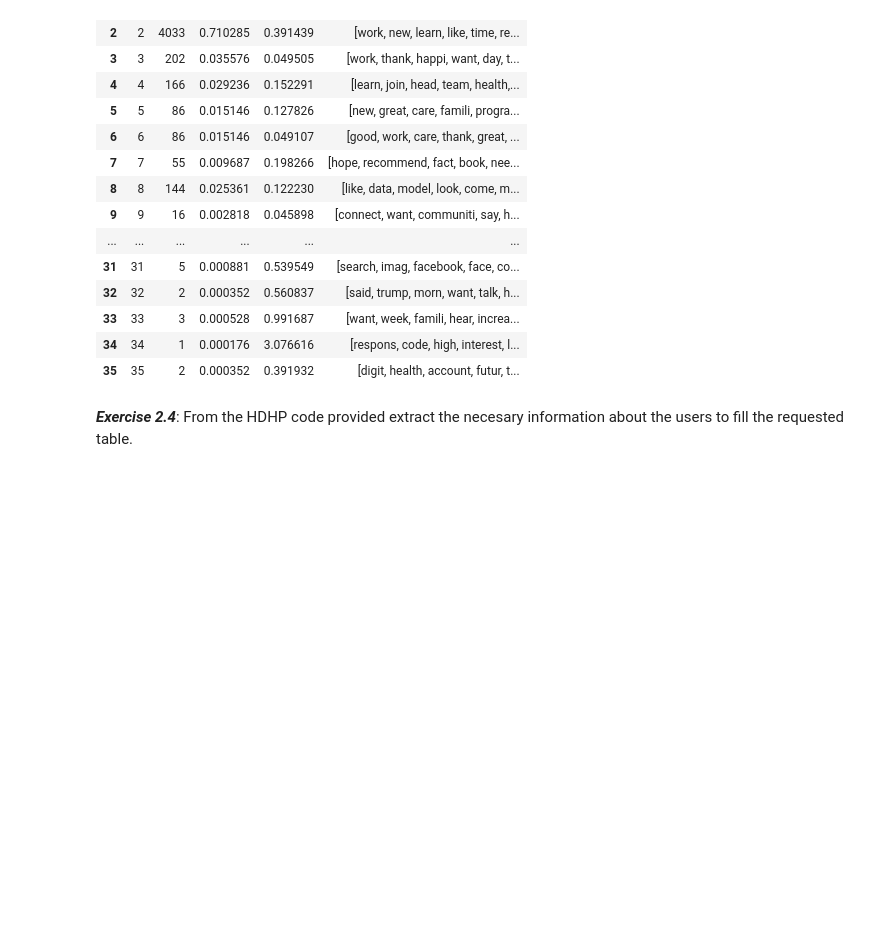
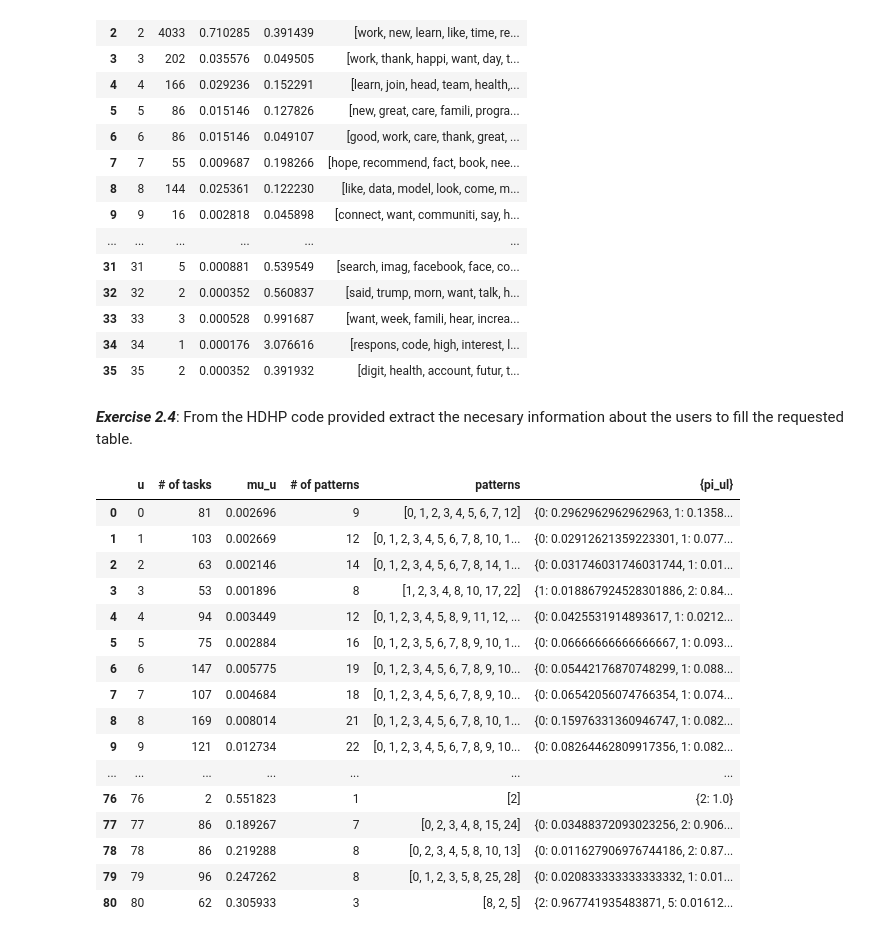
Before and after one commit to Sabaydi/Home_Code, a Jupyter notebook: Tutorial6.ipynb, the cells around one changed output. Drawn from its saved outputs; the diff is of its cells as text; code cells hidden in the pictures; blank space fills up the shorter version.

Commit message:
added second table

```diff
--- a/Tutorial6.ipynb
+++ b/Tutorial6.ipynb
@@ -300,3 +297,60 @@ Learning pattern table:
 | 35 | 35 | 2 | 0.000352 | 0.391932 | [digit, health, account, futur, t... |
 # %% [markdown]
 ***Exercise 2.4***:  From the HDHP code provided extract the necesary information about the users to fill the requested table.
+# %%
+hdh_proc = particle.to_process(X_events)
+
+num_users = hdh_proc.num_users
+
+# number of tasks
+table_hist_per_user = hdh_proc.table_history_per_user.values()
+n_tasks = [len(set(table_hist)) for table_hist in table_hist_per_user]
+
+# mu_u
+mu = hdh_proc.mu_per_user
+
+# patterns
+patterns = [hdh_proc.user_patterns(user) for user in range(num_users)]
+
+# number of patterns
+n_patterns_user = [len(pattern) for pattern in patterns]
+
+# {pi_l}
+pi_u_l = []
+table_to_dish_per_user = hdh_proc.dish_on_table_per_user
+for u, table_to_dish in enumerate(table_to_dish_per_user.values()):
+    user_dishes, dish_counts = np.unique(list(table_to_dish.values()), return_counts=True)
+    pi_u_l.append({l:dish_counts[i]/n_tasks[u] for i, l in enumerate(user_dishes)})
+
+# create data_frame
+df_2 = {
+    "u":np.arange(num_users),
+    "# of tasks":n_tasks,
+    "mu_u":list(mu.values()),
+    "# of patterns":n_patterns_user,
+    "patterns":patterns,
+    "{pi_ul}":pi_u_l
+}
+table_2 = pd.DataFrame(df_2)
+# %%
+pd.set_option('display.max_colwidth', -1)
+pd.set_option('display.max_rows', 81)
+table_2
+# %% [output]
+|  | u | # of tasks | mu_u | # of patterns | patterns | {pi_ul} |
+| 0 | 0 | 81 | 0.002696 | 9 | [0, 1, 2, 3, 4, 5, 6, 7, 12] | {0: 0.2962962962962963, 1: 0.1358... |
+| 1 | 1 | 103 | 0.002669 | 12 | [0, 1, 2, 3, 4, 5, 6, 7, 8, 10, 1... | {0: 0.02912621359223301, 1: 0.077... |
+| 2 | 2 | 63 | 0.002146 | 14 | [0, 1, 2, 3, 4, 5, 6, 7, 8, 14, 1... | {0: 0.031746031746031744, 1: 0.01... |
+| 3 | 3 | 53 | 0.001896 | 8 | [1, 2, 3, 4, 8, 10, 17, 22] | {1: 0.018867924528301886, 2: 0.84... |
+| 4 | 4 | 94 | 0.003449 | 12 | [0, 1, 2, 3, 4, 5, 8, 9, 11, 12, ... | {0: 0.0425531914893617, 1: 0.0212... |
+| 5 | 5 | 75 | 0.002884 | 16 | [0, 1, 2, 3, 5, 6, 7, 8, 9, 10, 1... | {0: 0.06666666666666667, 1: 0.093... |
+| 6 | 6 | 147 | 0.005775 | 19 | [0, 1, 2, 3, 4, 5, 6, 7, 8, 9, 10... | {0: 0.05442176870748299, 1: 0.088... |
+| 7 | 7 | 107 | 0.004684 | 18 | [0, 1, 2, 3, 4, 5, 6, 7, 8, 9, 10... | {0: 0.06542056074766354, 1: 0.074... |
+| 8 | 8 | 169 | 0.008014 | 21 | [0, 1, 2, 3, 4, 5, 6, 7, 8, 10, 1... | {0: 0.15976331360946747, 1: 0.082... |
+| 9 | 9 | 121 | 0.012734 | 22 | [0, 1, 2, 3, 4, 5, 6, 7, 8, 9, 10... | {0: 0.08264462809917356, 1: 0.082... |
+| ... | ... | ... | ... | ... | ... | ... |
+| 76 | 76 | 2 | 0.551823 | 1 | [2] | {2: 1.0} |
+| 77 | 77 | 86 | 0.189267 | 7 | [0, 2, 3, 4, 8, 15, 24] | {0: 0.03488372093023256, 2: 0.906... |
+| 78 | 78 | 86 | 0.219288 | 8 | [0, 2, 3, 4, 5, 8, 10, 13] | {0: 0.011627906976744186, 2: 0.87... |
+| 79 | 79 | 96 | 0.247262 | 8 | [0, 1, 2, 3, 5, 8, 25, 28] | {0: 0.020833333333333332, 1: 0.01... |
+| 80 | 80 | 62 | 0.305933 | 3 | [8, 2, 5] | {2: 0.967741935483871, 5: 0.01612... |
```
Also changed, not shown: parts of 3 cells of this notebook.
